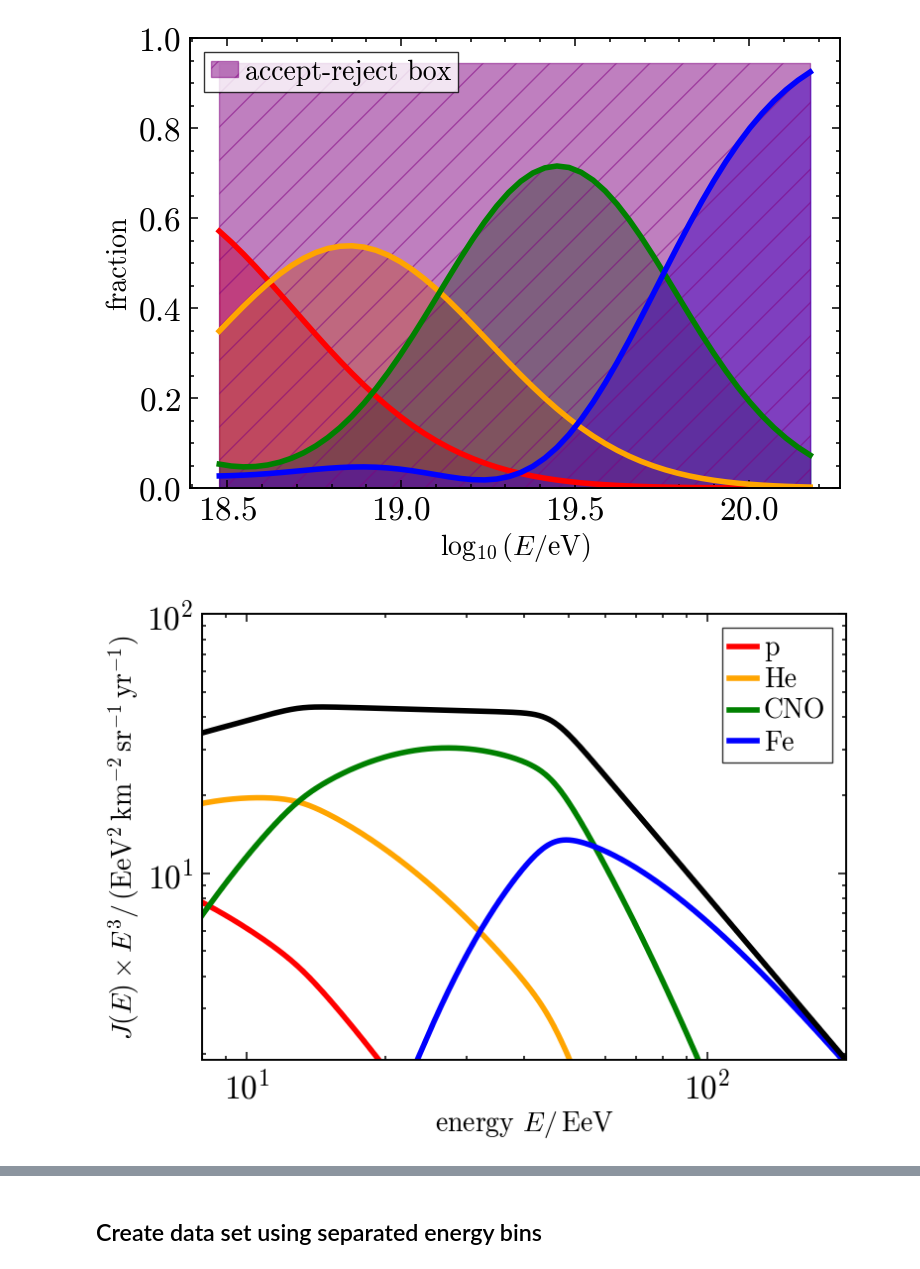
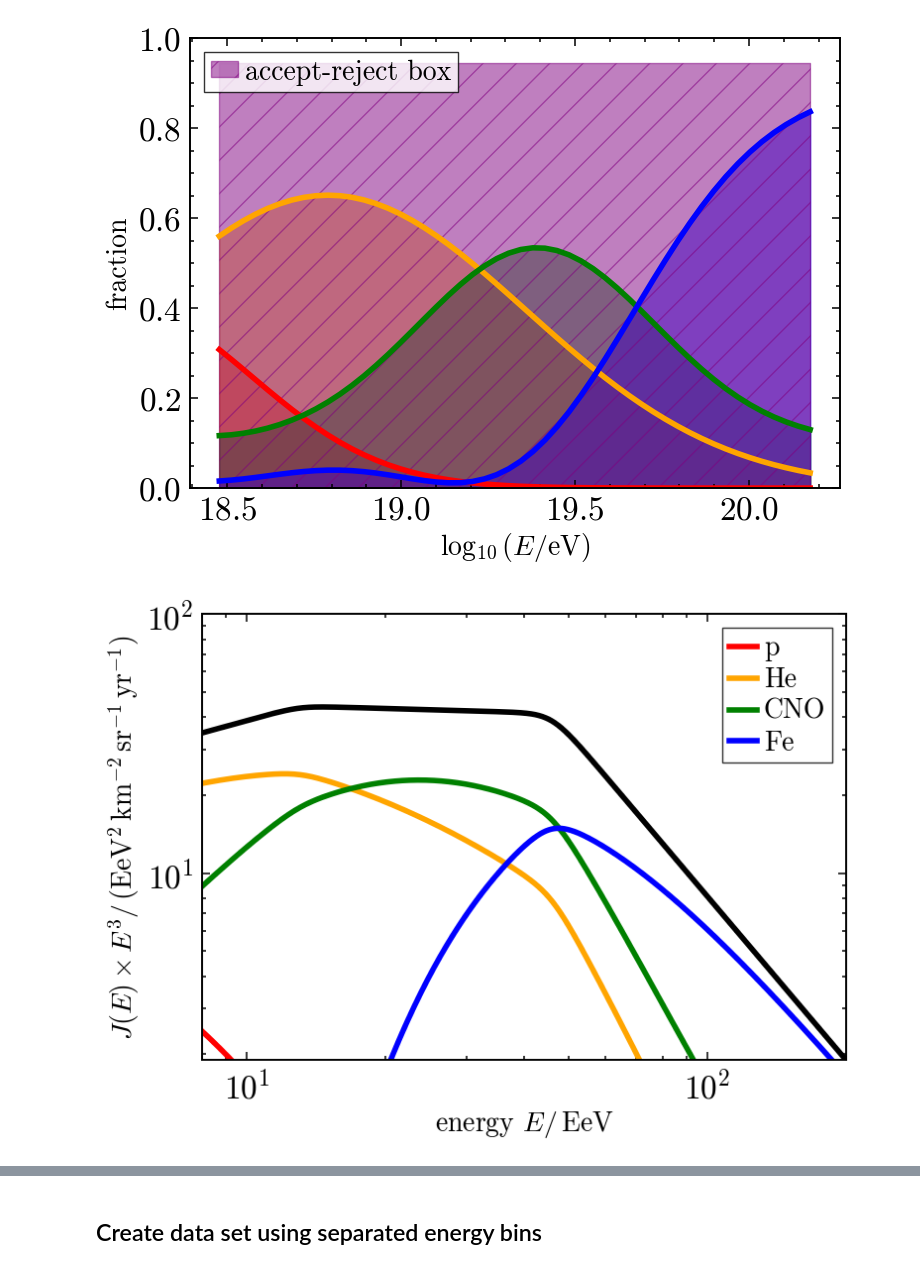
Before and after one commit to paolo-magnani/aixnet_simulations, a Jupyter notebook: other/sim_part1.ipynb, the cells around one changed output, grey strips where cells are left out. Saved outputs shown, nothing was run; the diff lists cells and outputs as text; code cells hidden in the pictures.

```diff
--- a/other/sim_part1.ipynb
+++ b/other/sim_part1.ipynb
@@ -83,5 +84,5 @@ dict_keys(['dnn_xmax', 'energy', 'primary', 'mass'])
 # %%
-mf = mass_fractions(model='EPOS')
+mf = mass_fractions(model='Sybill')
 ene = np.linspace(np.log10(3e18),np.log10(150e18))
 
 plt.figure(figsize=(10,6))
@@ -116,35 +117,35 @@ for name in names:
         plt.plot(ene2, func, label=f'{name}', linewidth=4, color=colors[name])
 plt.plot(ene2, es.spectrum_func_simpl(ene2)*np.power(ene2, 3), color='k', linewidth=4)
 plt.xlabel(r'energy $E / \, \mathrm{EeV}$')
 plt.ylabel(r'$J(E)\times E^3 / \, \mathrm{(EeV^2\, km^{-2} \, sr^{-1} \, yr^{-1})}$')
 # plt.title('Energy spectrum')
 plt.xscale('log')
 plt.yscale('log')
 plt.ylim(np.min(es.spectrum_func_simpl(ene2)*np.power(ene2, 3)), 1e2)
 plt.xlim(8,200)
 plt.legend()
 plt.show()
 
 
 # xx = ene2[ene2>8e18]
 # plt.figure(figsize=(10,6))
 # plt.plot(np.log10(ene2), es.spectrum_func(ene2)*ene2, color='k', linewidth=4, label=r'spectrum$\times E$')
 # plt.fill_between(np.log10(ene2), 0, es.spectrum_func(ene2)*ene2, color='k', ec='None')
 # plt.fill_between(np.log10(xx), 0, es.spectrum_func(8e18)*8e18, color='blue' ,label='new accept-reject box',  ec='None', alpha=0.5, hatch=' \ ')
 # # plt.hlines(np.max(es.spectrum_func(ene2)*ene2), np.log10(np.min(ene2)), np.log10(np.max(ene2)), color='purple', linewidth=4, ls='--')
 # # plt.hlines(np.min(es.spectrum_func(ene2)*ene2),  np.log10(np.min(ene2)), np.log10(np.max(ene2)), color='purple', linewidth=4, ls='--')
 # # plt.fill_between(np.log10(ene2), np.min(es.spectrum_func(ene2)*ene2), np.max(es.spectrum_func(ene2)*ene2), alpha=0.5, hatch="/", ec='None', color='purple', label='accept-reject box')
 # plt.xlabel(r'$\log_{10}(E/\mathrm{eV})$')
 # plt.ylabel(r'$\mathrm{km^{-2} \, sr^{-1} \, yr^{-1}}$')
 # # plt.title('Energy spectrum')
 # #plt.xscale('log')
 # #plt.yscale('log')
 # # plt.ylim(np.min(es.spectrum_func(ene2)*np.power(ene2, 3)), 1e38)
 # plt.legend(loc='upper right')
 # plt.show()
 # %% [output]
-[figure, old version]
+[figure, new version]
-[figure, old version]
+[figure, new version]
 # %%
 print(len(dd['energy']))
 print(np.max(dd['energy']))
```
Also changed, not shown: parts of 8 cells of this notebook, 12 other files.
